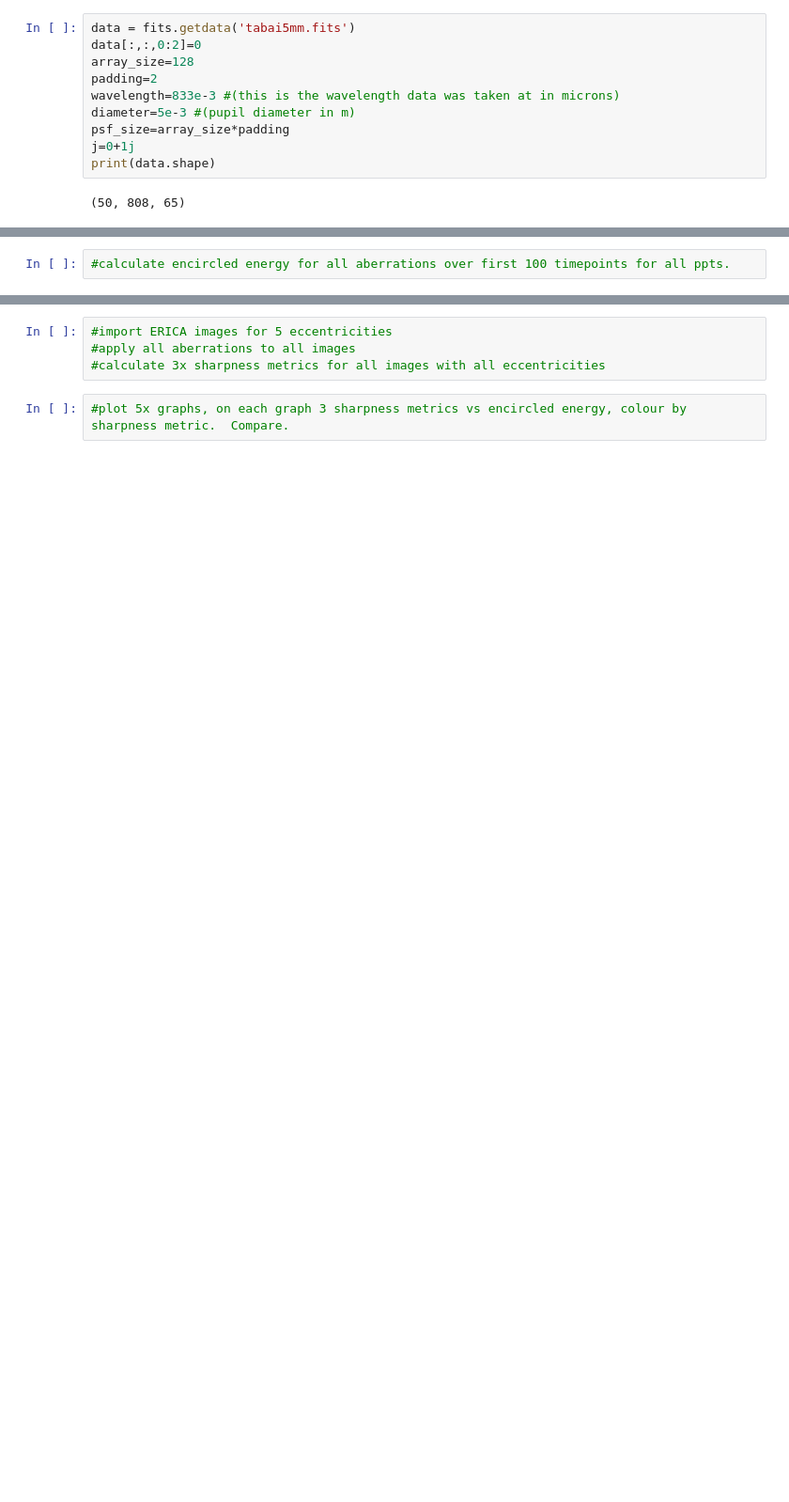
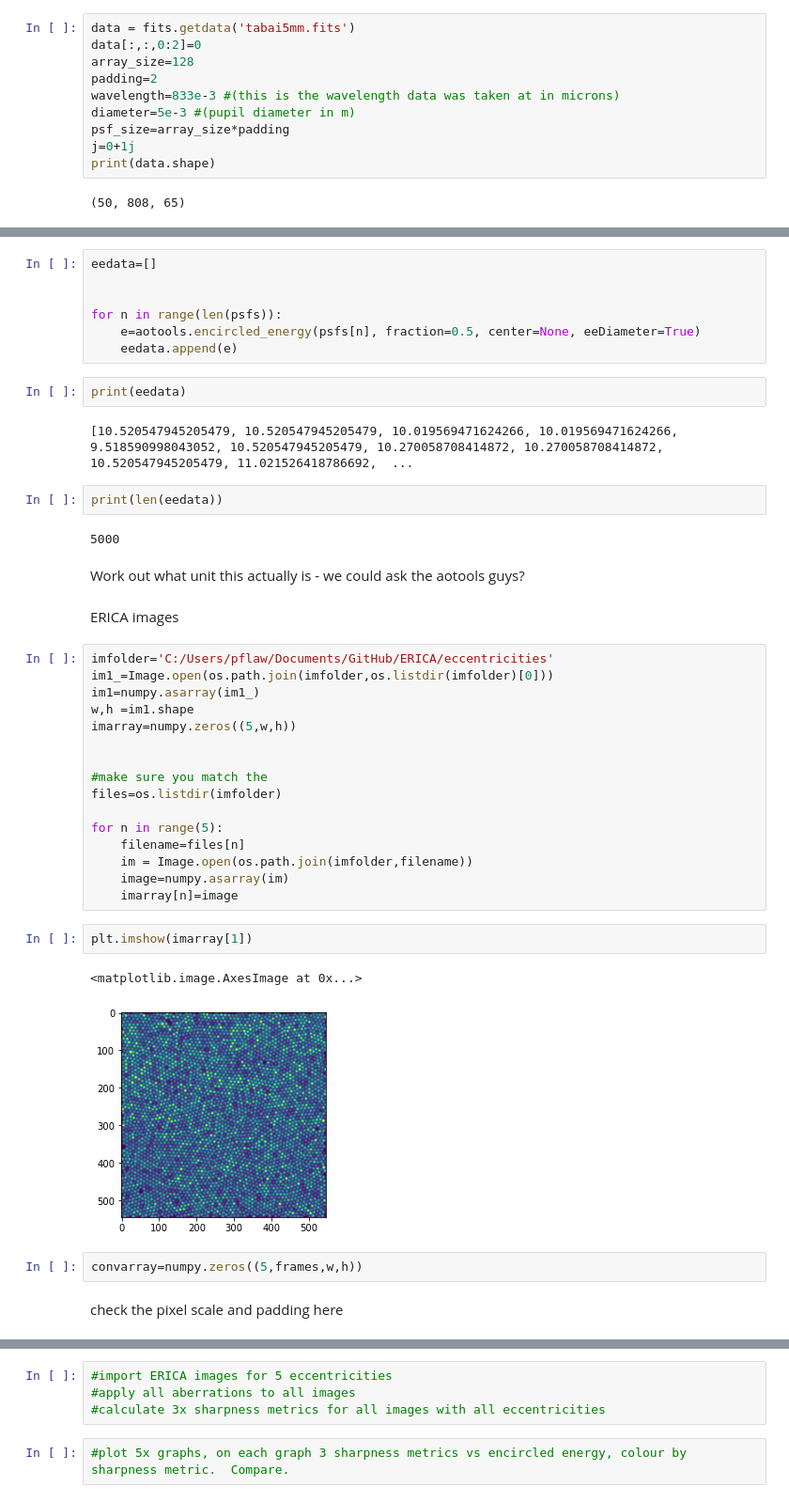
Before and after one commit to pennyflawton/AOtools-for-vision-science, a Jupyter notebook: Encircled energy calcs.ipynb, the cells around one changed output, grey strips where cells are left out. Shown at 94% size. Cells and saved outputs as stored; diff of their text form; blank space fills up the shorter version.

```diff
--- a/Encircled energy calcs.ipynb
+++ b/Encircled energy calcs.ipynb
@@ -73,2 +69,44 @@ plt.imshow(psfs[0])
+# %%
+eedata=[]
+
+
+for n in range(len(psfs)):
+    e=aotools.encircled_energy(psfs[n], fraction=0.5, center=None, eeDiameter=True)
+    eedata.append(e)
 # %%
-#calculate encircled energy for all aberrations over first 100 timepoints for all ppts.
+print(eedata)
+# %% [output]
+[10.520547945205479, 10.520547945205479, 10.019569471624266, 10.019569471624266, 9.518590998043052, 10.520547945205479, 10.270058708414872, 10.270058708414872, 10.520547945205479, 11.021526418786692,  ...
+# %%
+print(len(eedata))
+# %% [output]
+5000
+# %% [markdown]
+Work out what unit this actually is - we could ask the aotools guys?
+# %% [markdown]
+ERICA images
+# %%
+imfolder='C:/Users/pflaw/Documents/GitHub/ERICA/eccentricities'
+im1_=Image.open(os.path.join(imfolder,os.listdir(imfolder)[0]))
+im1=numpy.asarray(im1_)
+w,h =im1.shape
+imarray=numpy.zeros((5,w,h))
+
+
+#make sure you match the
+files=os.listdir(imfolder)
+
+for n in range(5):
+    filename=files[n]
+    im = Image.open(os.path.join(imfolder,filename))
+    image=numpy.asarray(im)
+    imarray[n]=image
+# %%
+plt.imshow(imarray[1])
+# %% [output]
+<matplotlib.image.AxesImage at 0x...>
+[figure, added]
+# %%
+convarray=numpy.zeros((5,frames,w,h))
+# %% [markdown]
+check the pixel scale and padding here
```
Also changed, not shown: parts of 6 cells of this notebook.
